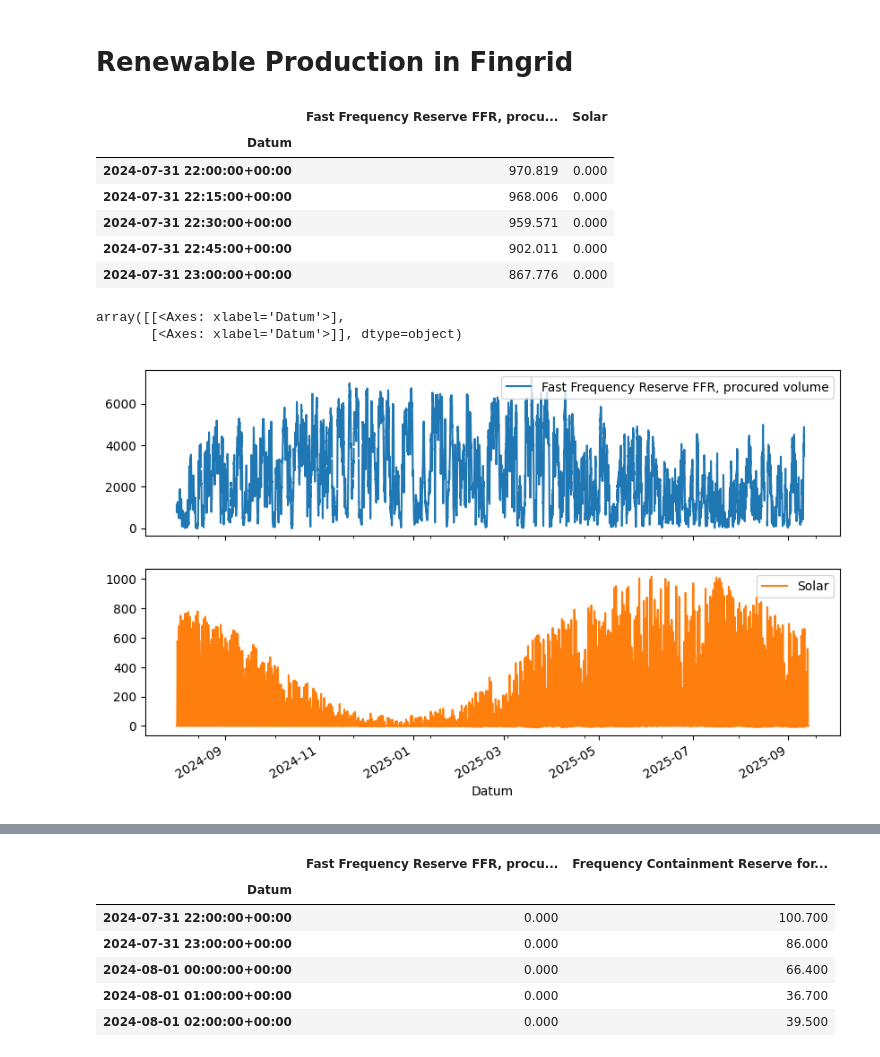
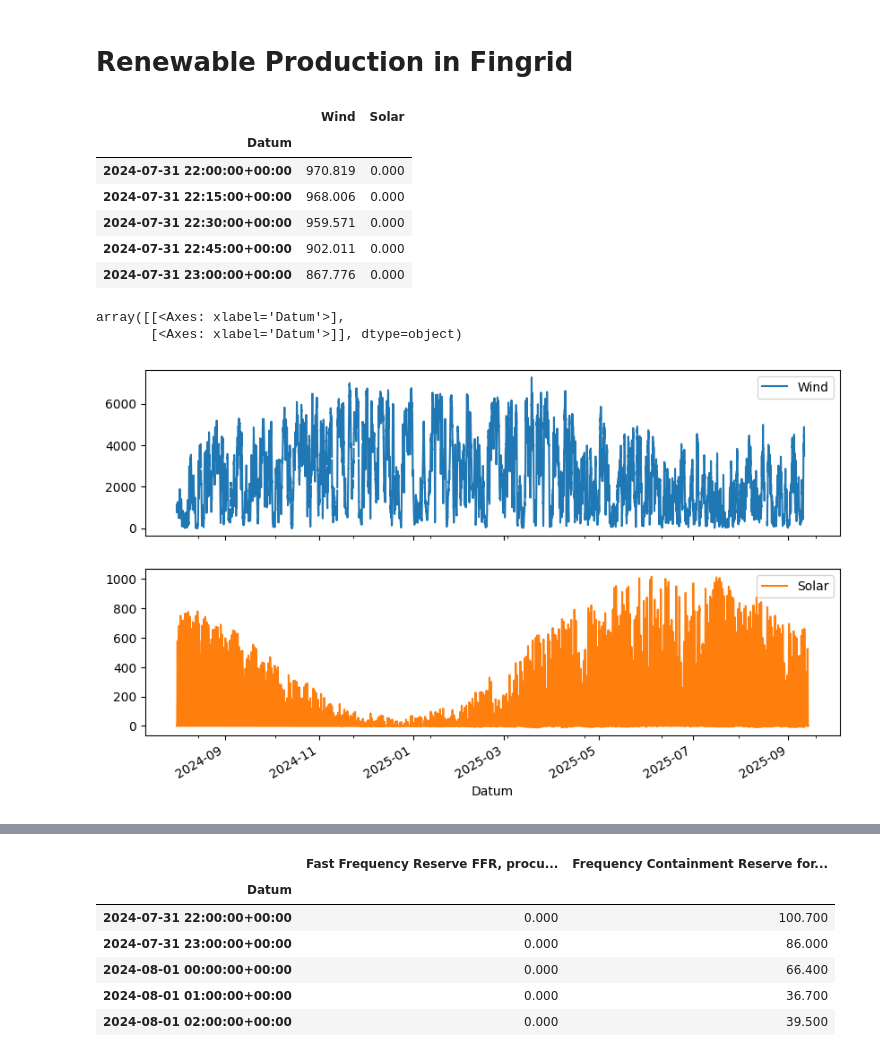
Before and after one commit to cvonholly/dvpp_reward_mechanism, a Jupyter notebook: data_analysis.ipynb, the cells around one changed output, grey strips where cells are left out. Cells and saved outputs as stored; diff of their text form; code cells hidden in the pictures.

```diff
--- a/data_analysis.ipynb
+++ b/data_analysis.ipynb
@@ -146,13 +154,13 @@ df_fcrd.describe()
 # %%
 df = pd.read_csv('data/data_wind_solar_2024_25.csv', sep=';')
 df.drop('endTime', inplace=True, axis=1)
 df.rename(columns={'startTime': 'Datum'}, inplace=True)
 df["Datum"] = pd.to_datetime(df["Datum"], format='mixed')
 df.set_index('Datum', inplace=True)
-df.columns = [col1, 'Solar']
+df.columns = ['Wind', 'Solar']
 df.head()
 # %% [output]
-|  | Fast Frequency Reserve FFR, procu... | Solar |
+|  | Wind | Solar |
 | Datum |  |  |
 | 2024-07-31 22:00:00+00:00 | 970.819 | 0.000 |
 | 2024-07-31 22:15:00+00:00 | 968.006 | 0.000 |
@@ -165,7 +173,7 @@ df.plot(subplots=True, layout=(2,1), figsize=(10,6))
 # %% [output]
 array([[<Axes: xlabel='Datum'>],
        [<Axes: xlabel='Datum'>]], dtype=object)
-[figure, old version]
+[figure, new version]
 # %%
 import matplotlib.pyplot as plt
 # %%
```
Also changed, not shown: parts of 20 cells of this notebook.
